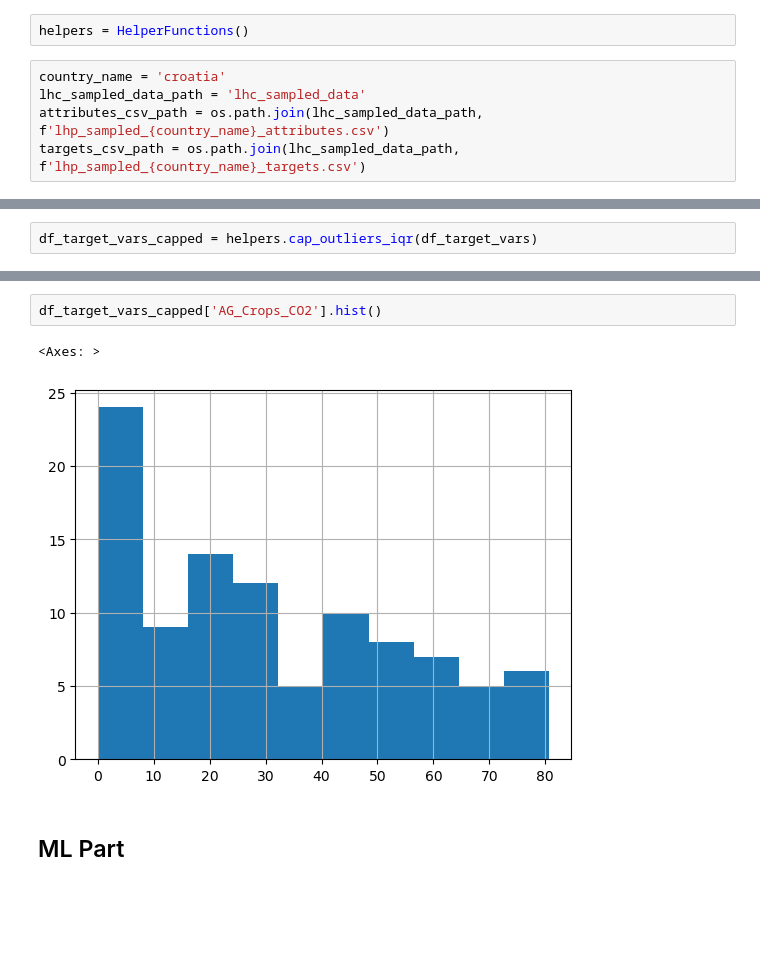
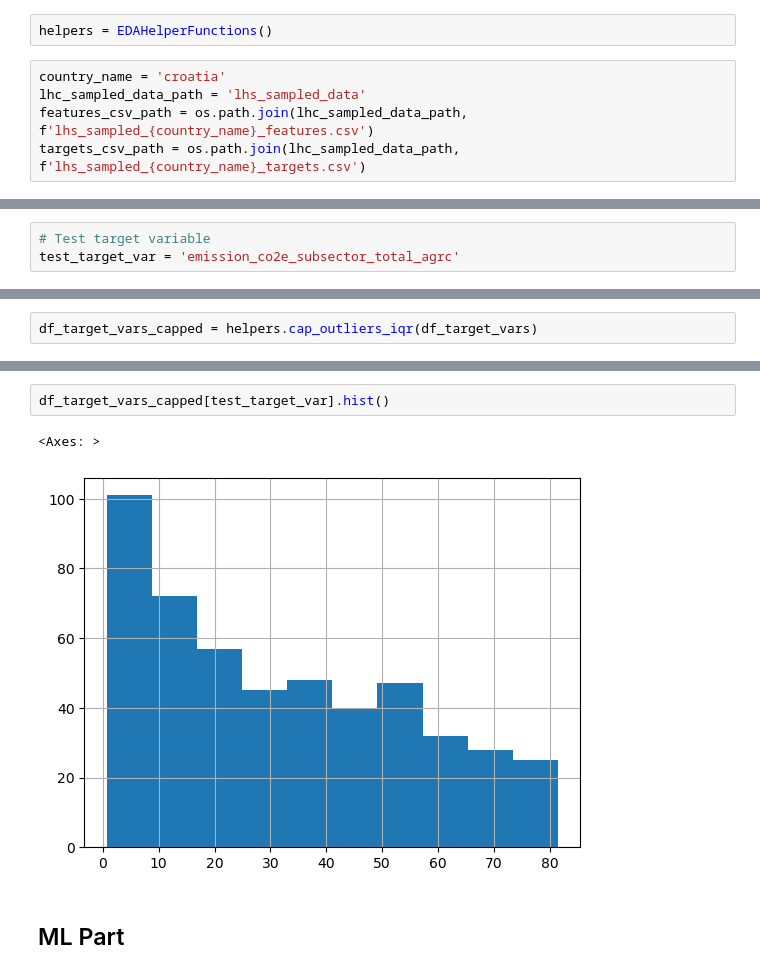
Before and after one commit to JuanRobledo12/sensitivity_analysis, a Jupyter notebook: RF_model_draft.ipynb, the cells around one changed output, grey strips where cells are left out. Drawn from its saved outputs; the diff is of its cells as text; blank space fills up the shorter version.

```diff
--- a/RF_model_draft.ipynb
+++ b/RF_model_draft.ipynb
@@ -16,8 +20,8 @@ import matplotlib.pyplot as plt
 # %%
-helpers = HelperFunctions()
+helpers = EDAHelperFunctions()
 # %%
 country_name = 'croatia'
-lhc_sampled_data_path = 'lhc_sampled_data'
-attributes_csv_path = os.path.join(lhc_sampled_data_path, f'lhp_sampled_{country_name}_attributes.csv')
-targets_csv_path = os.path.join(lhc_sampled_data_path, f'lhp_sampled_{country_name}_targets.csv')
+lhc_sampled_data_path = 'lhs_sampled_data'
+features_csv_path = os.path.join(lhc_sampled_data_path, f'lhs_sampled_{country_name}_features.csv')
+targets_csv_path = os.path.join(lhc_sampled_data_path, f'lhs_sampled_{country_name}_targets.csv')
 # %% [markdown]
@@ -166 +207,4 @@ Using IQR to cap the outliers
+# %%
+# Test target variable
+test_target_var = 'emission_co2e_subsector_total_agrc'
 # %%
@@ -182,8 +231,8 @@ print(df_target_vars_capped.shape)
 # %%
-df_target_vars_capped['AG_Crops_CO2'].hist()
+df_target_vars_capped[test_target_var].hist()
 # %% [output]
 <Axes: >
-[figure, old version]
+[figure, new version]
 # %% [markdown]
 ## ML Part
 # %% [markdown]
```
Also changed, not shown: parts of 39 cells of this notebook, 5 other files.
